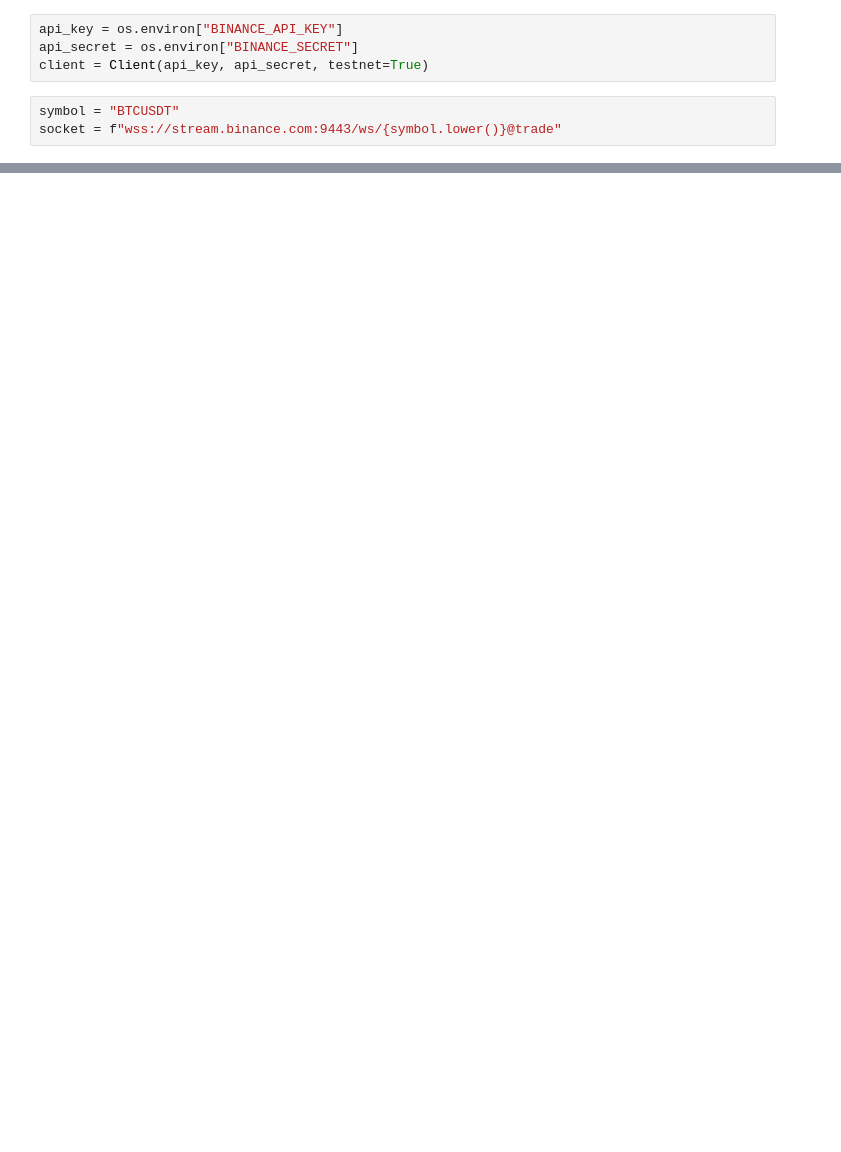
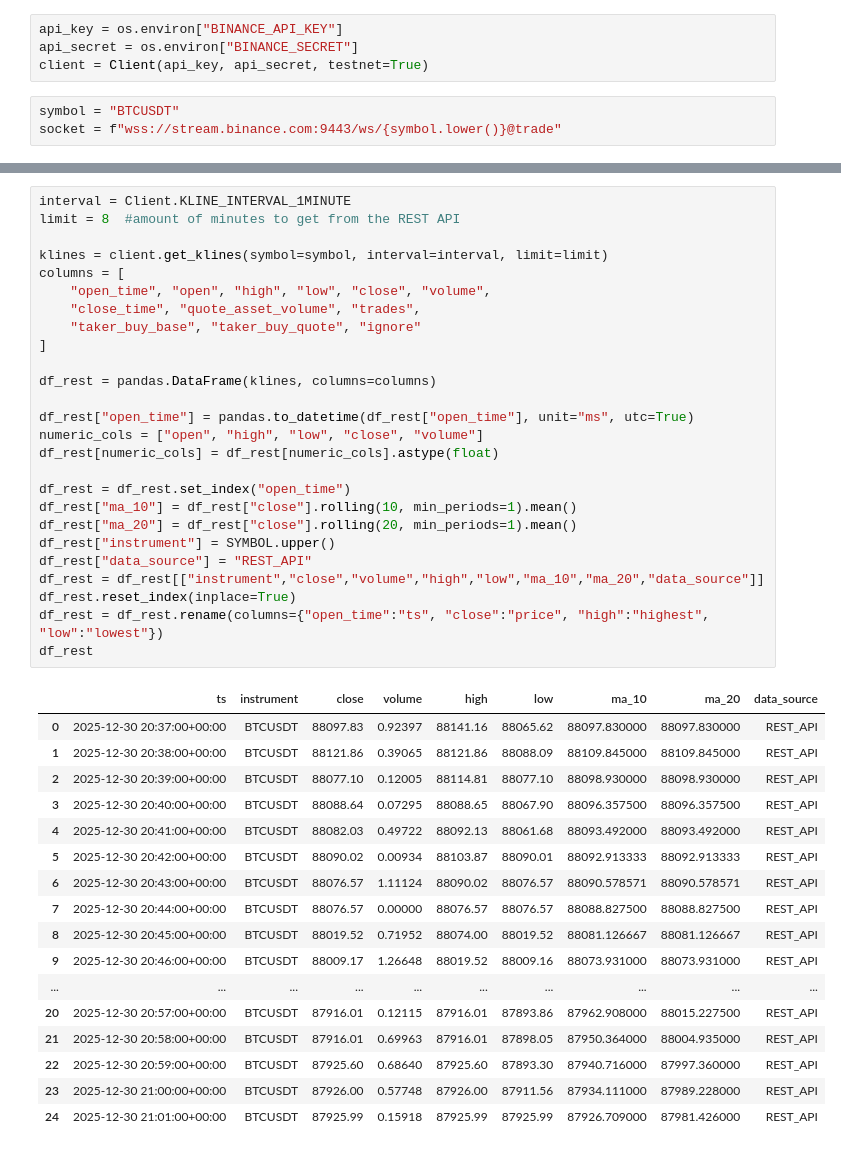
Before and after one commit to irantov/binance_project, a Jupyter notebook: binance_project.ipynb, the cells around one changed output, grey strips where cells are left out. Drawn from its saved outputs; the diff is of its cells as text; blank space fills up the shorter version.

```diff
--- a/binance_project.ipynb
+++ b/binance_project.ipynb
@@ -99,0 +174,44 @@ Connection opened
+# %%
+interval = Client.KLINE_INTERVAL_1MINUTE
+limit = 8  #amount of minutes to get from the REST API
+
+klines = client.get_klines(symbol=symbol, interval=interval, limit=limit)
+columns = [
+    "open_time", "open", "high", "low", "close", "volume",
+    "close_time", "quote_asset_volume", "trades",
+    "taker_buy_base", "taker_buy_quote", "ignore"
+]
+
+df_rest = pandas.DataFrame(klines, columns=columns)
+
+df_rest["open_time"] = pandas.to_datetime(df_rest["open_time"], unit="ms", utc=True)
+numeric_cols = ["open", "high", "low", "close", "volume"]
+df_rest[numeric_cols] = df_rest[numeric_cols].astype(float)
+
+df_rest = df_rest.set_index("open_time")
+df_rest["ma_10"] = df_rest["close"].rolling(10, min_periods=1).mean()
+df_rest["ma_20"] = df_rest["close"].rolling(20, min_periods=1).mean()
+df_rest["instrument"] = SYMBOL.upper()
+df_rest["data_source"] = "REST_API"
+df_rest = df_rest[["instrument","close","volume","high","low","ma_10","ma_20","data_source"]]
+df_rest.reset_index(inplace=True)
+df_rest = df_rest.rename(columns={"open_time":"ts", "close":"price", "high":"highest", "low":"lowest"})
+df_rest
+# %% [output]
+|  | ts | instrument | close | volume | high | low | ma_10 | ma_20 | data_source |
+| 0 | 2025-12-30 20:37:00+00:00 | BTCUSDT | 88097.83 | 0.92397 | 88141.16 | 88065.62 | 88097.830000 | 88097.830000 | REST_API |
+| 1 | 2025-12-30 20:38:00+00:00 | BTCUSDT | 88121.86 | 0.39065 | 88121.86 | 88088.09 | 88109.845000 | 88109.845000 | REST_API |
+| 2 | 2025-12-30 20:39:00+00:00 | BTCUSDT | 88077.10 | 0.12005 | 88114.81 | 88077.10 | 88098.930000 | 88098.930000 | REST_API |
+| 3 | 2025-12-30 20:40:00+00:00 | BTCUSDT | 88088.64 | 0.07295 | 88088.65 | 88067.90 | 88096.357500 | 88096.357500 | REST_API |
+| 4 | 2025-12-30 20:41:00+00:00 | BTCUSDT | 88082.03 | 0.49722 | 88092.13 | 88061.68 | 88093.492000 | 88093.492000 | REST_API |
+| 5 | 2025-12-30 20:42:00+00:00 | BTCUSDT | 88090.02 | 0.00934 | 88103.87 | 88090.01 | 88092.913333 | 88092.913333 | REST_API |
+| 6 | 2025-12-30 20:43:00+00:00 | BTCUSDT | 88076.57 | 1.11124 | 88090.02 | 88076.57 | 88090.578571 | 88090.578571 | REST_API |
+| 7 | 2025-12-30 20:44:00+00:00 | BTCUSDT | 88076.57 | 0.00000 | 88076.57 | 88076.57 | 88088.827500 | 88088.827500 | REST_API |
+| 8 | 2025-12-30 20:45:00+00:00 | BTCUSDT | 88019.52 | 0.71952 | 88074.00 | 88019.52 | 88081.126667 | 88081.126667 | REST_API |
+| 9 | 2025-12-30 20:46:00+00:00 | BTCUSDT | 88009.17 | 1.26648 | 88019.52 | 88009.16 | 88073.931000 | 88073.931000 | REST_API |
+| ... | ... | ... | ... | ... | ... | ... | ... | ... | ... |
+| 20 | 2025-12-30 20:57:00+00:00 | BTCUSDT | 87916.01 | 0.12115 | 87916.01 | 87893.86 | 87962.908000 | 88015.227500 | REST_API |
+| 21 | 2025-12-30 20:58:00+00:00 | BTCUSDT | 87916.01 | 0.69963 | 87916.01 | 87898.05 | 87950.364000 | 88004.935000 | REST_API |
+| 22 | 2025-12-30 20:59:00+00:00 | BTCUSDT | 87925.60 | 0.68640 | 87925.60 | 87893.30 | 87940.716000 | 87997.360000 | REST_API |
+| 23 | 2025-12-30 21:00:00+00:00 | BTCUSDT | 87926.00 | 0.57748 | 87926.00 | 87911.56 | 87934.111000 | 87989.228000 | REST_API |
+| 24 | 2025-12-30 21:01:00+00:00 | BTCUSDT | 87925.99 | 0.15918 | 87925.99 | 87925.99 | 87926.709000 | 87981.426000 | REST_API |
```
Also changed, not shown: parts of 9 cells of this notebook.
